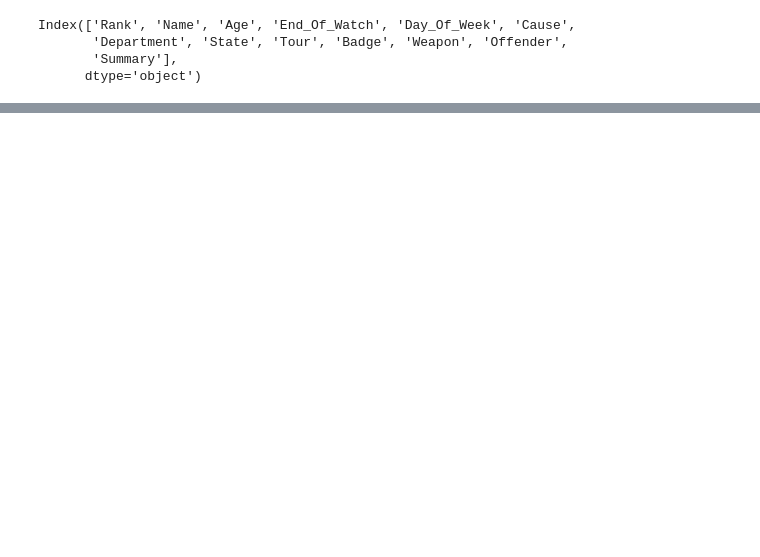
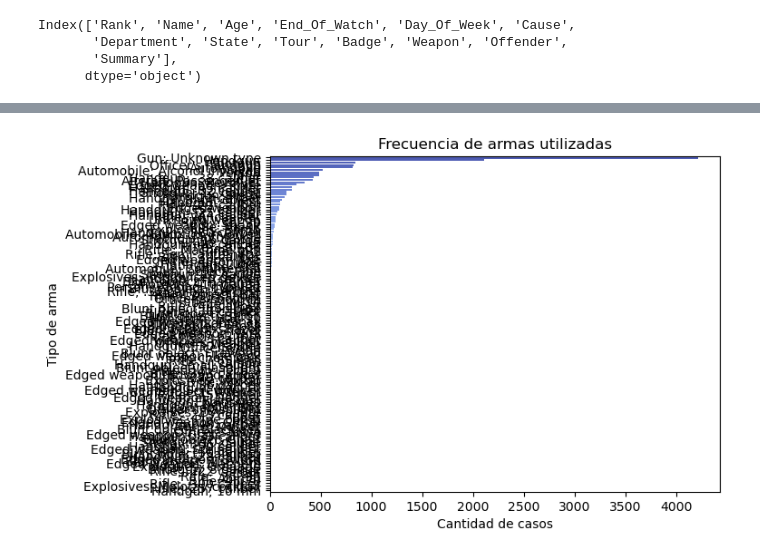
Before and after one commit to nicur32/ClasesEMIBA, a Jupyter notebook: Police/Prueba_jupiter.ipynb, the cells around one changed output, grey strips where cells are left out. Cells and saved outputs as stored; diff of their text form; code cells hidden in the pictures; blank space fills up the shorter version.

```diff
--- a/Police/Prueba_jupiter.ipynb
+++ b/Police/Prueba_jupiter.ipynb
@@ -74,4 +76,4 @@ df.boxplot(column="Age", by="State", grid=False)
 <Axes: title={'center': 'Age'}, xlabel='State'>
 [figure]
 # %%
-df[df['Age']>1000]
+df=df[df['Age']<1000]
@@ -87,0 +99,9 @@ Index(['Rank', 'Name', 'Age', 'End_Of_Watch', 'Day_Of_Week', 'Cause',
+# %%
+sns.countplot(data=df, y="Weapon", order=df["Weapon"].value_counts().index, palette="coolwarm")
+
+plt.xlabel("Cantidad de casos")
+plt.ylabel("Tipo de arma")
+plt.title("Frecuencia de armas utilizadas")
+plt.show()
+# %% [output]
+[figure, added]
```
Also changed, not shown: parts of 4 cells of this notebook.
